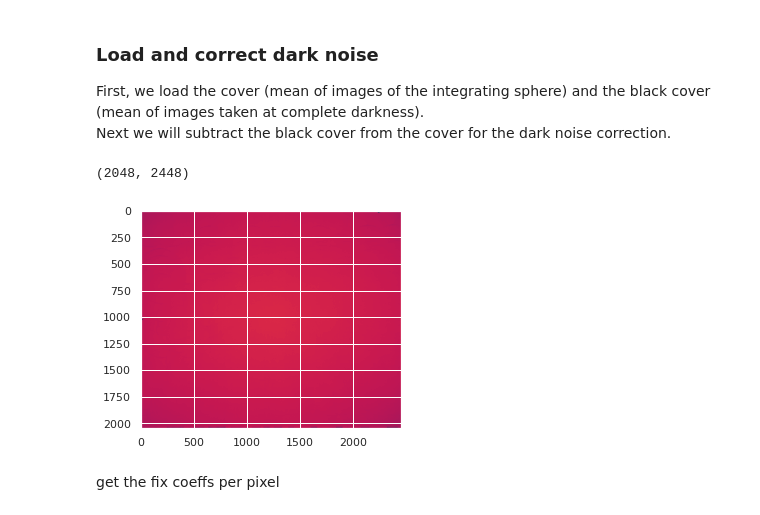
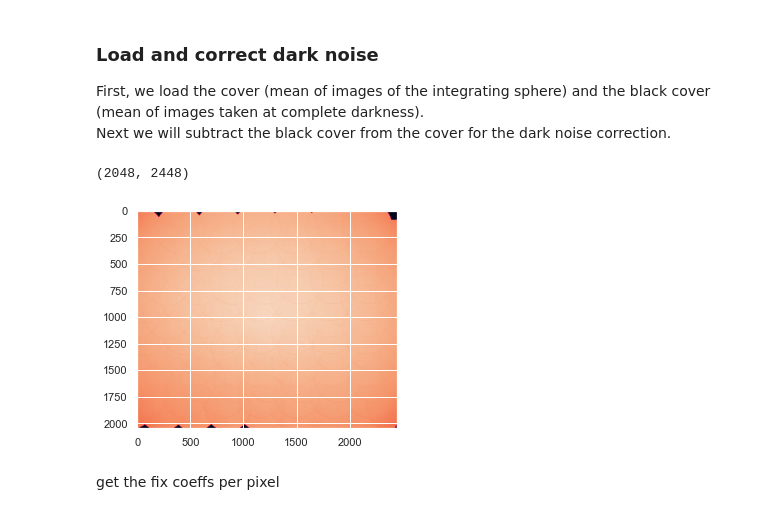
Before and after one commit to masadatz/PolCam, a Jupyter notebook: flat-filed_correction.ipynb, the cells around one changed output. Drawn from its saved outputs; the diff is of its cells as text; code cells hidden in the pictures.

```diff
--- a/flat-filed_correction.ipynb
+++ b/flat-filed_correction.ipynb
@@ -39,15 +39,16 @@ sns.set()
 First, we load the cover (mean of images of the integrating sphere) and the black cover (mean of images taken at complete darkness). <br>
 Next we will subtract the black cover from the cover for the dark noise correction.
 # %%
-cam_id = 192900073#101935
-cover = np.load(f"cover_polar_{cam_id}.npy")
-dark = np.load(f"dark_{cam_id}.npy")
+cam_id = 101936
+path = "./sample_images"
+cover = np.load(f"{path}/cover_{cam_id}.npy")
+dark = np.load(f"{path}/dark_{cam_id}.npy")
 cover = cover - dark[0]
 plt.imshow(cover)
 cover.shape
 # %% [output]
 (2048, 2448)
-[figure, old version]
+[figure, new version]
 # %% [markdown]
 get the fix coeffs per pixel
 # %% [markdown]
```
Also changed, not shown: parts of 1 cell of this notebook, 9 other files.
